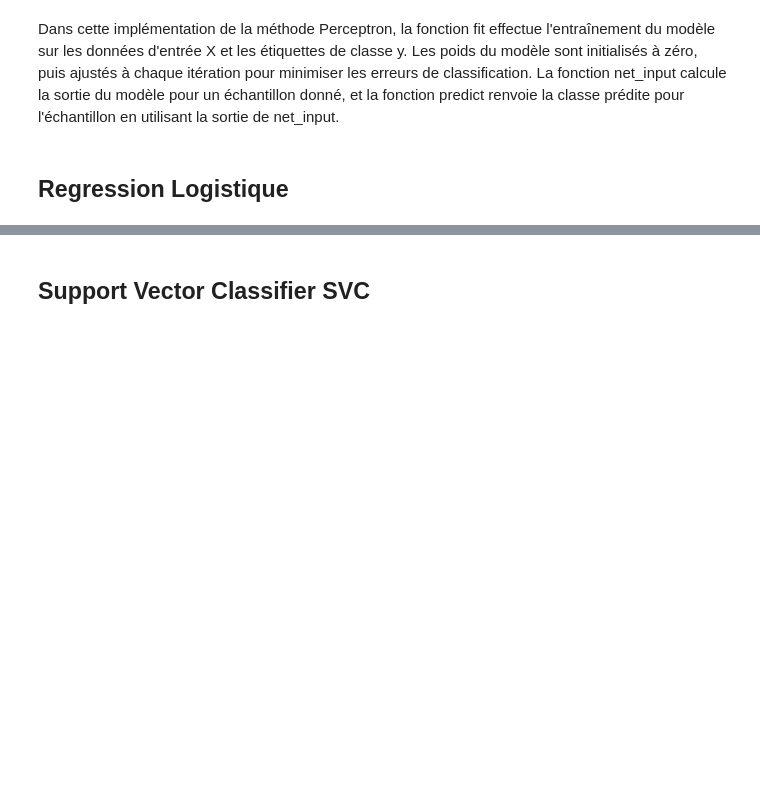
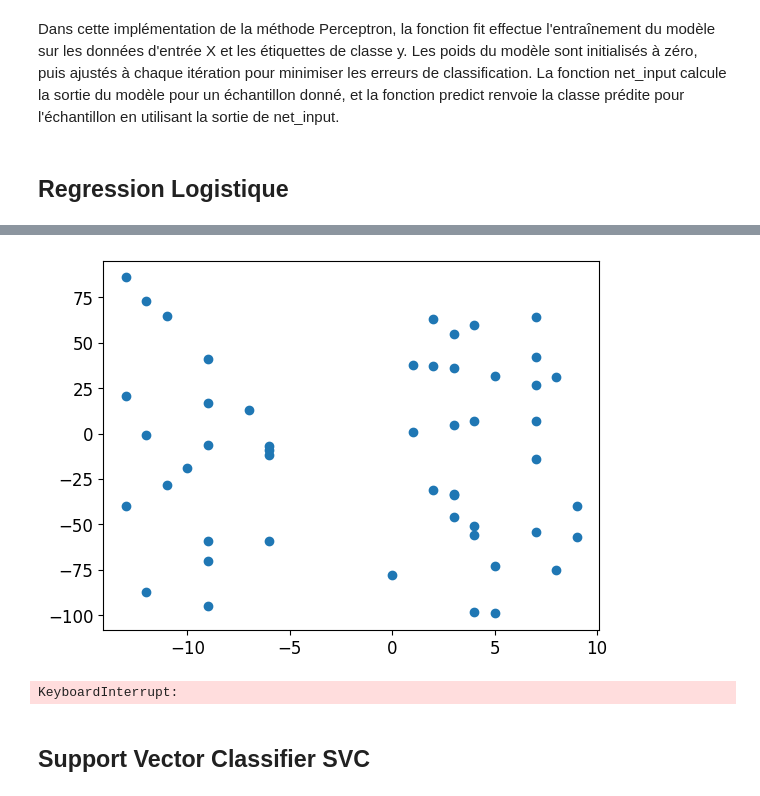
Before and after one commit to Landrien/IA, a Jupyter notebook: Projet/Projet_1.ipynb, the cells around one changed output, grey strips where cells are left out. Drawn from its saved outputs; the diff is of its cells as text; code cells hidden in the pictures; blank space fills up the shorter version.

```diff
--- a/Projet/Projet_1.ipynb
+++ b/Projet/Projet_1.ipynb
@@ -620,3 +869,47 @@ class Perceptron:
+# %%
+import matplotlib.pyplot as plt
+from random import randint, choice
+
+import numpy as np
+from pylab import *
+
+nb = 50
+employee = [randint(-5, 5) + choice([-10, 5]) for elem in range(nb)]
+employee_labels = [randint(-100, 100) for elem in range(nb)]
+
+y = [1 if elem > 0 else -1 for elem in x]
+
+plt.scatter(employee,employee_labels)
+plt.show()
+# %% [output]
+[figure, added]
+# %%
+W = np.array([0, 0, 0])
+
+bool = True
+
+while bool:
+    for i in range(len(x)):
+        Xi = np.array([1, employee[i], employee_labels[i]], float)
+
+        if employee_labels[i] * np.dot(W, Xi) <= 0:
+            for i2 in range(len(W)):
+                W[i2] += employee_labels[i] * Xi[i2]
+
+            bool = False
+
+    bool = not(bool)
+
+nb = 30
+a = linspace(-nb, nb, nb * 2 + 1)
+employee_labels = -W[0]/W[2] + ((-W[1] * a) / W[2])
+
+plt.plot(a, employee_labels, 'r')
+plt.show()
+
+#print(a)
+# %% [output]
+KeyboardInterrupt:
 # %% [markdown]
 ## Support Vector Classifier SVC
 # %% [markdown]
```
Also changed, not shown: parts of 28 cells of this notebook.
